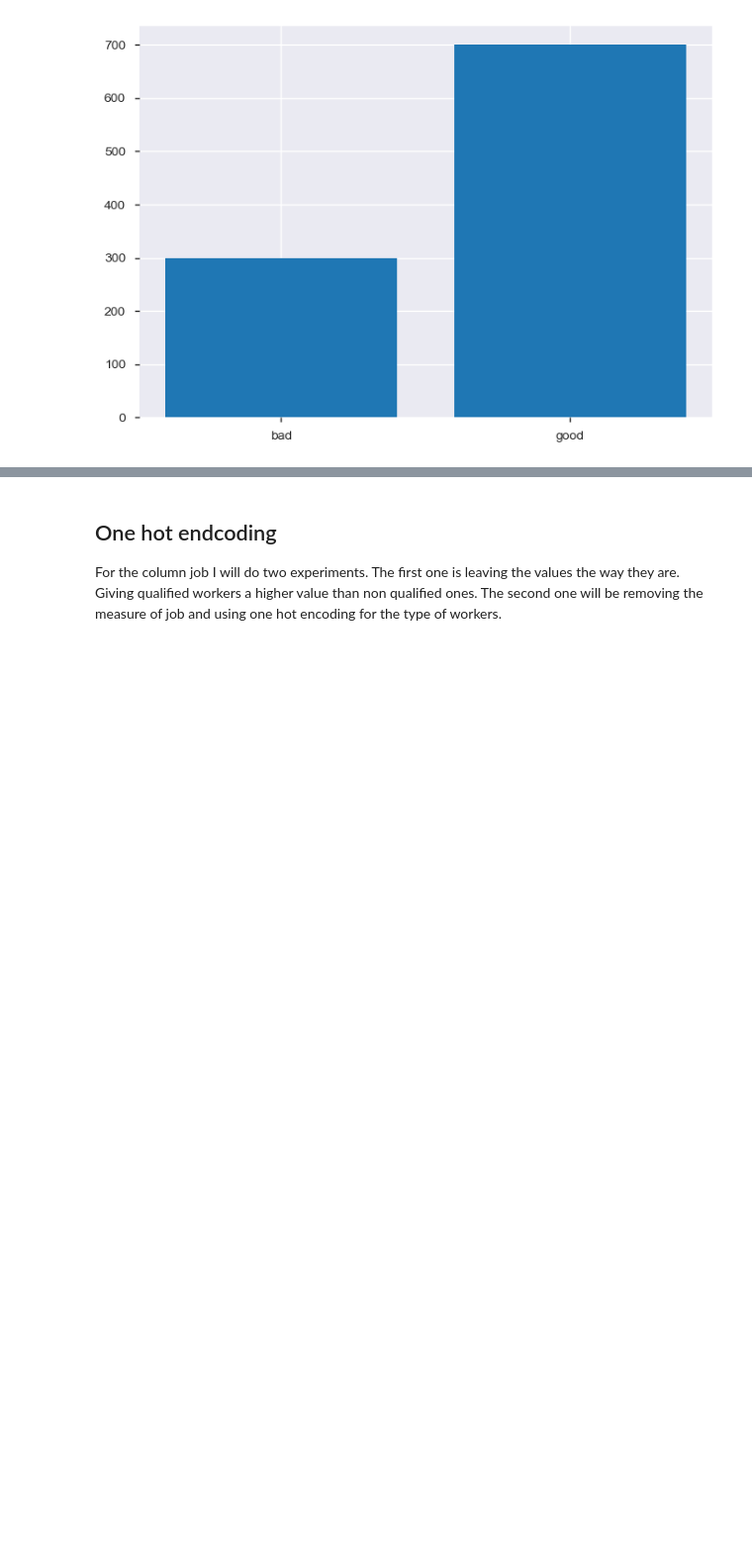
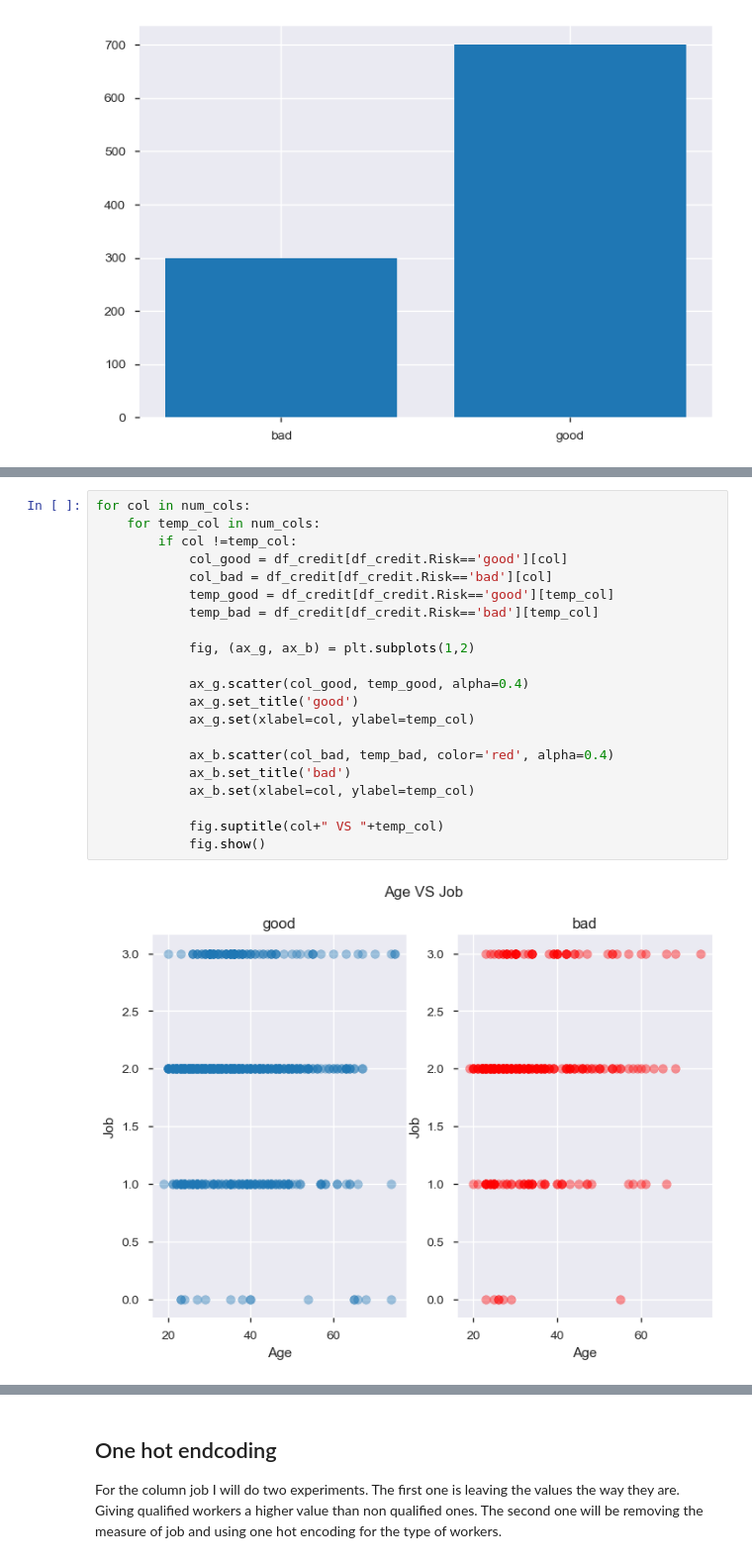
Before and after one commit to mihjovil/creditAnalysis, a Jupyter notebook: Credit Risk Project.ipynb, the cells around one changed output, grey strips where cells are left out. Shown at 99% size. Cells and saved outputs as stored; diff of their text form; blank space fills up the shorter version.

```diff
--- a/Credit Risk Project.ipynb
+++ b/Credit Risk Project.ipynb
@@ -136,0 +153,23 @@ Number of numerical Variable:  4
+# %%
+for col in num_cols:
+    for temp_col in num_cols:
+        if col !=temp_col:
+            col_good = df_credit[df_credit.Risk=='good'][col]
+            col_bad = df_credit[df_credit.Risk=='bad'][col]
+            temp_good = df_credit[df_credit.Risk=='good'][temp_col]
+            temp_bad = df_credit[df_credit.Risk=='bad'][temp_col]
+
+            fig, (ax_g, ax_b) = plt.subplots(1,2)
+
+            ax_g.scatter(col_good, temp_good, alpha=0.4)
+            ax_g.set_title('good')
+            ax_g.set(xlabel=col, ylabel=temp_col)
+
+            ax_b.scatter(col_bad, temp_bad, color='red', alpha=0.4)
+            ax_b.set_title('bad')
+            ax_b.set(xlabel=col, ylabel=temp_col)
+
+            fig.suptitle(col+" VS "+temp_col)
+            fig.show()
+# %% [output]
+[figure, added]
```
Also changed, not shown: parts of 29 cells of this notebook.
